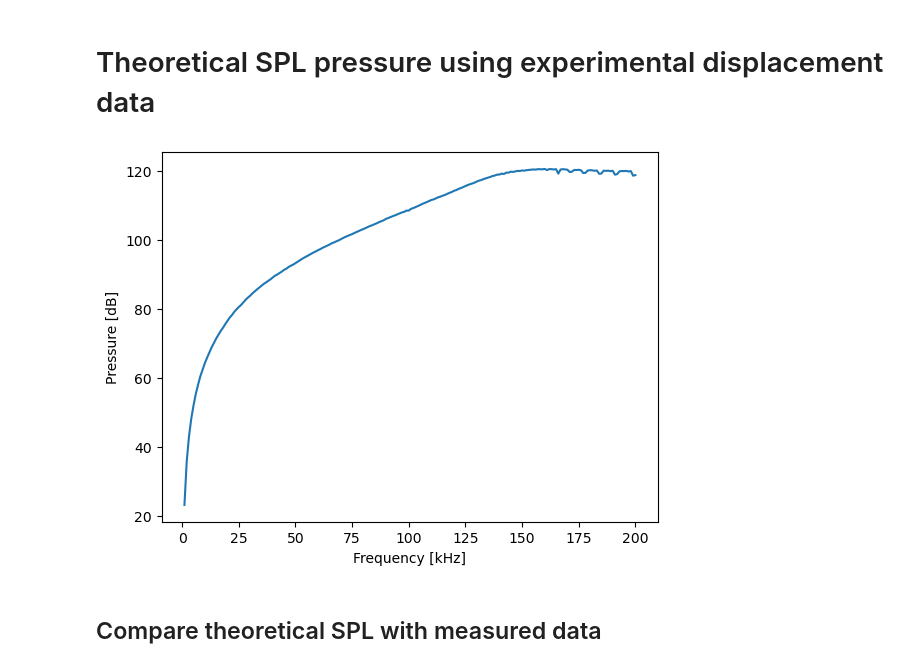
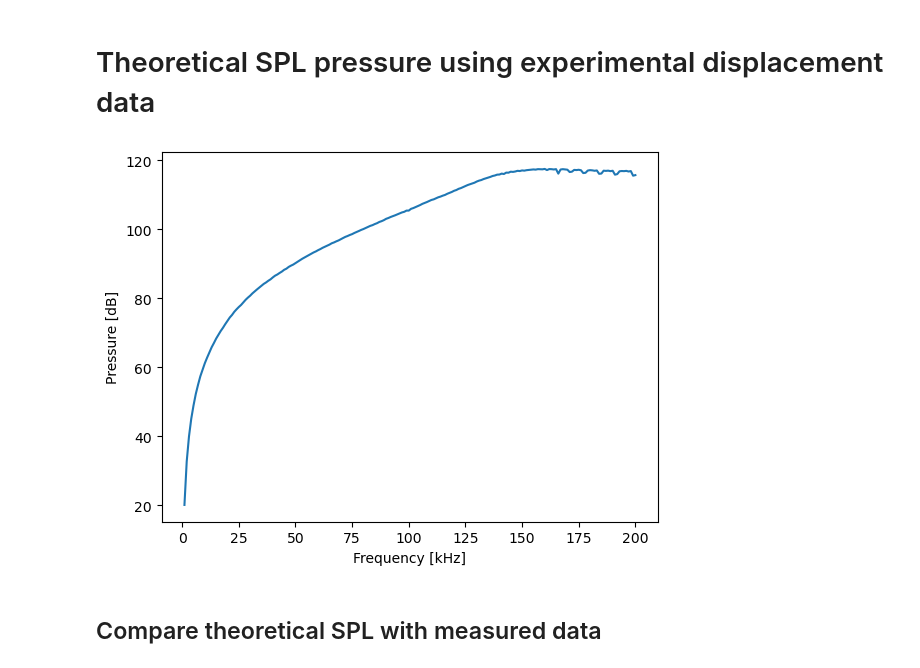
Before and after one commit to daguiam/polytec_nidaq_characterization_setup, a Jupyter notebook: Analyze_Acoustic_DAQ_data.ipynb, the cells around one changed output. Saved outputs shown, nothing was run; the diff lists cells and outputs as text; code cells hidden in the pictures.

```diff
--- a/Analyze_Acoustic_DAQ_data.ipynb
+++ b/Analyze_Acoustic_DAQ_data.ipynb
@@ -353,35 +353,36 @@ if 1:
 
 # Calculating the theoretical pressure level along the axial direction for this displacement
 area=9.62e-8
 rho_air=1.293
 a_radius = 350e-6 #um
 def Pax_single_membrane(frequency, displacement_amplitude, distance, a_radius=350e-6, area=9.62e-8, rho_air=1.293, ):
 
-    Pax = 1/2*rho_air*np.power(2*np.pi*frequency,2)*displacement_amplitude*np.power(a_radius,2)/distance
+    # Pax = 1/2*rho_air*np.power(2*np.pi*frequency,2)*displacement_amplitude*np.power(a_radius,2)/distance
+    Pax = np.sqrt(2)*np.pi*rho_air*np.power(frequency,2)*displacement_amplitude*np.pi*np.power(a_radius,2)/distance
     return Pax
 
 distance = nominal_distance
 Pax = Pax_single_membrane(displacement_frequencies, displacement_amplitude, distance=distance, a_radius=a_radius)
 
 
 N_membranes = 137
 
 P_Ref = 20e-6 #20uPa
 SPL_Pax = 20*np.log10(Pax/P_Ref) + 20*np.log10(N_membranes)
 if 1:
     plt.figure()
     # label = "P_$axial$ at %0.0f mm"%(distance*1e3, )
     label = "P_$axial$ for displacement at %0.1fV"%(displacement_voltage, )
 
     # plt.plot(displacement_frequencies/1e3, Pax, label=label)
     plt.plot(displacement_frequencies/1e3, SPL_Pax, label=label)
 
 
     plt.xlabel("Frequency [kHz]")
     # plt.ylabel("Displacement velocity [m/s]")
     plt.ylabel("Pressure [dB]")
 # %% [output]
-[figure, old version]
+[figure, new version]
 # %% [markdown]
 ## Compare theoretical SPL with measured data
 # %%
```
Also changed, not shown: parts of 2 cells of this notebook, 3 other files.
